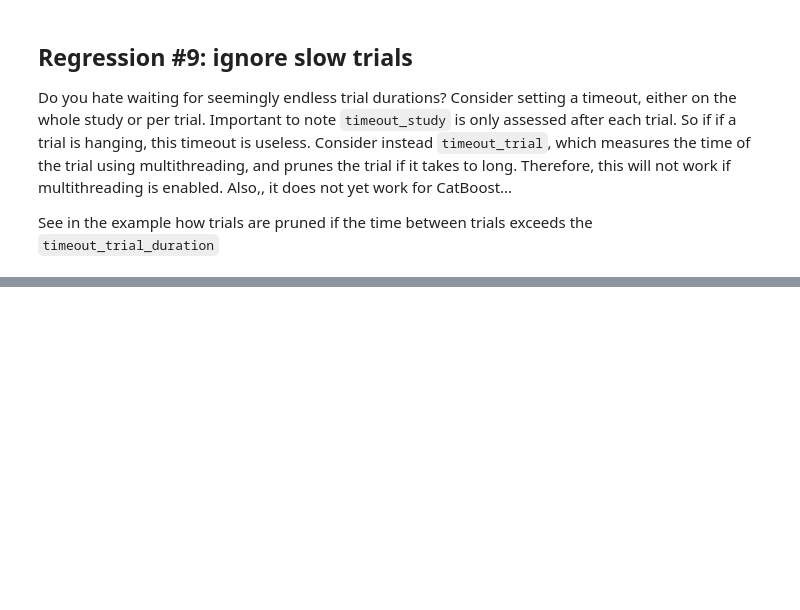
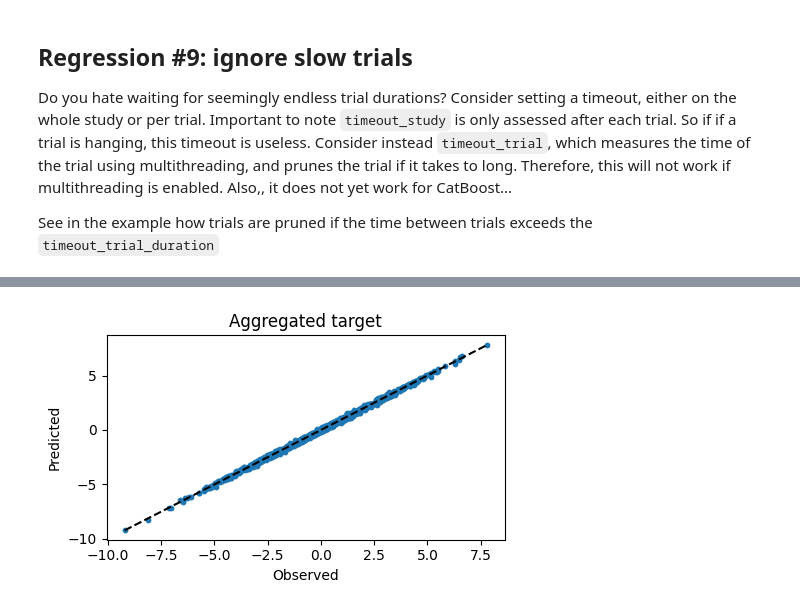
Before and after one commit to owenodriscoll/AutoML, a Jupyter notebook: examples/example_notebook.ipynb, the cells around one changed output, grey strips where cells are left out. Cells and saved outputs as stored; diff of their text form; code cells hidden in the pictures; blank space fills up the shorter version.

```diff
--- a/examples/example_notebook.ipynb
+++ b/examples/example_notebook.ipynb
@@ -436,7 +470,11 @@ Lets reload one of our created models without having to instatiate a regression
 # %%
-import joblib
+model_path = 'testdir/test5/stacked_model.cloudpickle'
 
-model = joblib.load('testdir/test5/stacked_model.joblib')
+model = joblib.load(model_path)
 
-model.predict(X)
+with open(model_path, 'rb') as f:
+    model2 = cloudpickle.load(f)
+
+print(model.predict(X))
+print(model2.predict(X))
 # %% [output]
@@ -484,0 +657,17 @@ result6.apply()
+# %%
+
+agg_example = AutomatedRegression(
+    y=df["target"],
+    X=df.iloc[:, :-1],
+    test_frac=0.2,
+    n_trial=10,
+    write_folder="testdir/grouped_multiindex_example",
+    metric_optimise=r2_score,
+    metric_assess=[r2_score, median_absolute_error],
+    group_by_index_columns=["id"],                      # <-- define index columns over which aggregated evaluations is performed
+    agg_func = np.mean,                                 # <-- define aggregation strategt
+    optimisation_direction="maximize",
+    models_to_optimize=["bayesianridge"],
+    models_to_assess=["bayesianridge"],
+)
+agg_example.apply()
@@ -484,0 +687,11 @@ result6.apply()
+# %%
+fig, ax = plt.subplots(figsize=(5, 3))
+ax.scatter(agg_example.y_test.iloc[:, 0], agg_example.y_pred[:], s=10)
+ax.plot([min(agg_example.y_test.iloc[:, 0]), max(agg_example.y_test.iloc[:, 0])], [min(agg_example.y_test.iloc[:, 0]), max(agg_example.y_test.iloc[:, 0])], '--k')
+ax.set_title("Aggregated target")
+ax.set_xlabel("Observed")
+ax.set_ylabel("Predicted")
+plt.tight_layout()
+plt.show()
+# %% [output]
+[figure, added]
```
Also changed, not shown: parts of 30 cells of this notebook.
